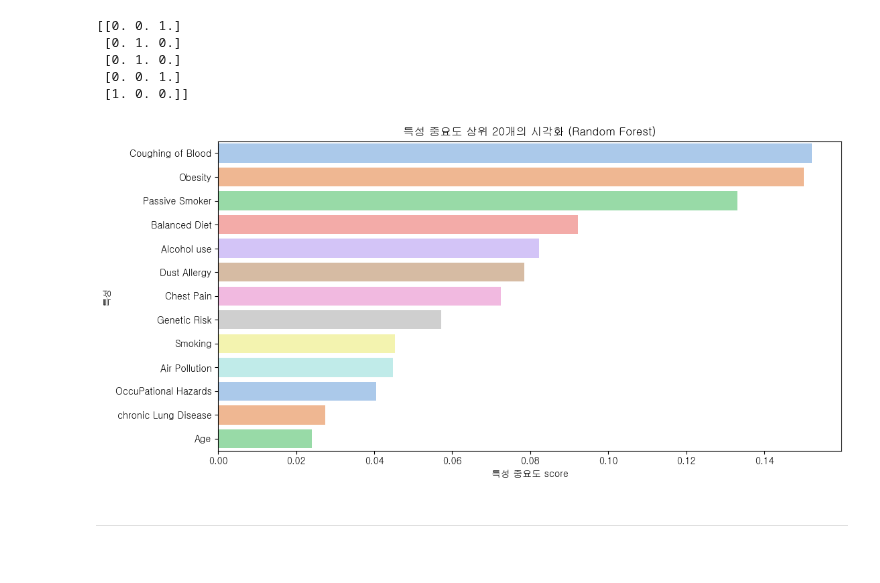
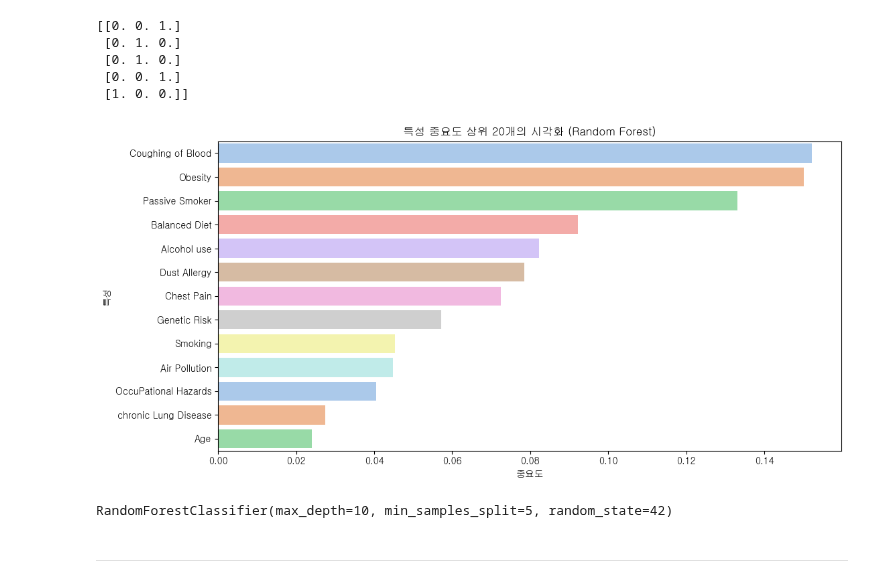
Before and after one commit to encore-SKN11/ML-3Team, a Jupyter notebook: ml_hyg.ipynb, the cells around one changed output. Saved outputs shown, nothing was run; the diff lists cells and outputs as text; code cells hidden in the pictures.

```diff
--- a/ml_hyg.ipynb
+++ b/ml_hyg.ipynb
@@ -473,7 +680,8 @@ DecisionTreeClassifier 개별 정확도:  1.0000
 DecisionTreeClassifier 예측값: [3 2 2 3 1 2 2 2 2 1 1 3 1 3 3 1 3 2 1 2 3 1 3 3 3 3 1 3 3 2]
 # %%
 predictions = {"Hard Voting": hard_voting_pred}
-for classifier in [knn, lr, dt]:
+hard_voting_acc = accuracy_score(y_test[start:end], hard_voting_pred)
+for classifier in [knn, lr, rf_model, rbf_model]:
     predictions[classifier.__class__.__name__] = classifier.predict(X_test[start:end])
 
 df = pd.DataFrame(predictions)
@@ -483,6 +691,6 @@ sns.heatmap(df.T, annot=True, cmap="viridis", fmt=".0f")
 
 plt.xlabel("Test Sample Index")
 plt.ylabel("Model")
-plt.title("Hard Voting 예측 결과")
+plt.title(f"Hard Voting 예측 결과 (정확도: {hard_voting_acc:.2%})")
 plt.show()
 # %% [output]
@@ -493,7 +701,8 @@ soft_voting = VotingClassifier(
     estimators=[
         ('knn', knn),
         ('lr', lr),
-        ('dt',dt)
+        ('rf_model', rf_model),
+        ('rbf_model',rbf_model)
     ],
     voting='soft'
 )
@@ -519,7 +728,7 @@ soft_voting_pred_proba = soft_voting.predict_proba(X_test[start:end])
 
 averages = np.full_like(soft_voting_pred_proba, 0)
 
-for classifier in [knn, lr, dt]:
+for classifier in [knn, lr, rf_model, rbf_model]:
     classifier.fit(X_train, y_train)
     pred = classifier.predict(X_test)
     acc_score = accuracy_score(y_test, pred)
@@ -593,3 +806,15 @@ print(classification_report(y_test, y_pred, target_names=['1','2','3']))
     accuracy                           1.00       250
    macro avg       1.00      1.00      1.00       250
 weighted avg       1.00      1.00      1.00       250
+# %%
+rf_model = RandomForestClassifier(n_estimators=100, max_depth=5, min_samples_split=5, random_state=42)
+rf_model.fit(X_train, y_train)
+
+y_pred = rf_model.predict(X_test)
+
+# 정확도 평가
+accuracy = accuracy_score(y_test, y_pred)
+print(f"랜덤 포레스트 정확도: {accuracy:.2f}")
+
+# 상세 성능 지표 출력
+print(classification_report(y_test, y_pred, target_names=['1','2','3']))
@@ -605,20 +841,25 @@ print(y_pred_proba)
 # %%
 # 특성 중요도 추출
 feature_importances = rf_model.feature_importances_
 
 # 데이터프레임 생성 및 정렬
 feat_imp_df = pd.DataFrame({'Feature': X_train.columns, 'Importance': feature_importances})
 feat_imp_df = feat_imp_df.sort_values(by='Importance', ascending=False).head(20)  # 상위 20개
 
 # 시각화
 plt.figure(figsize=(12, 6))
 sns.barplot(x=feat_imp_df['Importance'], y=feat_imp_df['Feature'], palette="pastel")
-plt.xlabel("특성 중요도 score")
+plt.xlabel("중요도")
 plt.ylabel("특성")
 plt.title("특성 중요도 상위 20개의 시각화 (Random Forest)")
 plt.show()
 # %% [output]
-[figure, old version]
+[figure, new version]
+# %%
+rf_model = RandomForestClassifier(n_estimators=100, max_depth=10, min_samples_split=5, max_features='sqrt', random_state=42)
+rf_model.fit(X_train, y_train)
+# %% [output]
+RandomForestClassifier(max_depth=10, min_samples_split=5, random_state=42)
 # %% [markdown]
 ---
 # %% [markdown]
```
Also changed, not shown: parts of 35 cells of this notebook.
